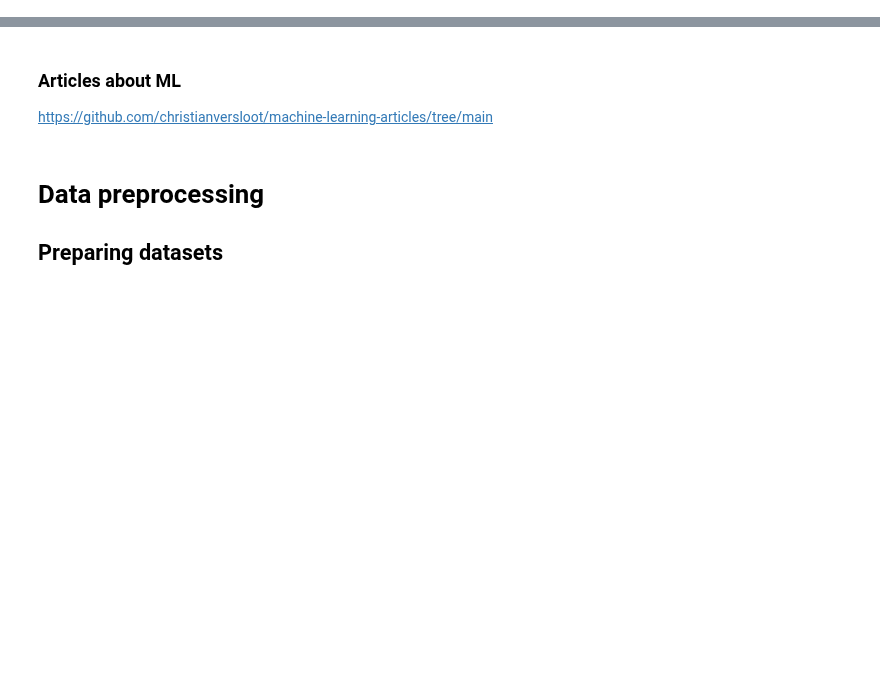
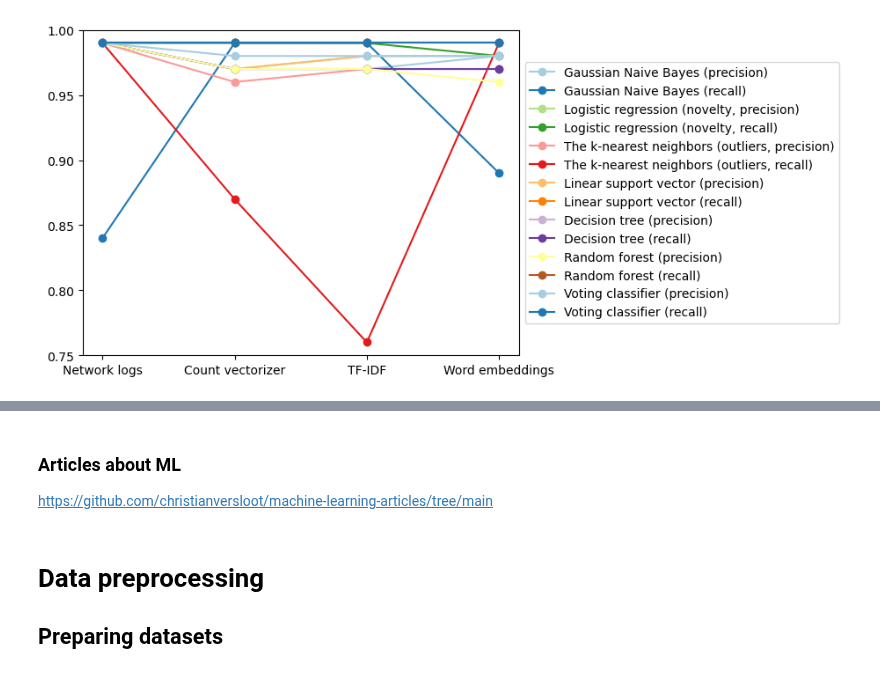
Before and after one commit to phoenixday/ml-algorithms, a Jupyter notebook: spam-ham-emails.ipynb, the cells around one changed output, grey strips where cells are left out. Saved outputs shown, nothing was run; the diff lists cells and outputs as text; code cells hidden in the pictures; blank space fills up the shorter version.

```diff
--- a/spam-ham-emails.ipynb
+++ b/spam-ham-emails.ipynb
@@ -22,0 +101,44 @@ import pandas as pd # data processing, CSV file I/O (e.g. pd.read_csv)
+# %%
+import matplotlib.pyplot as plt
+import seaborn as sns
+import numpy as np
+
+# Data
+species = ("Network logs", "Count vectorizer", "TF-IDF", "Word embeddings")
+penguin_means = {
+    'Gaussian Naive Bayes (precision)': (0.99, 0.97, 0.97, 0.98),
+    'Gaussian Naive Bayes (recall)': (0.84, 0.99, 0.99, 0.89),
+    'Logistic regression (novelty, precision)': (0.99, 0.97, 0.98, 0.98),
+    'Logistic regression (novelty, recall)': (0.99, 0.99, 0.99, 0.98),
+    'The k-nearest neighbors (outliers, precision)': (0.99, 0.96, 0.97, 0.97),
+    'The k-nearest neighbors (outliers, recall)': (0.99, 0.87, 0.76, 0.99),
+    'Linear support vector (precision)': (0.99, 0.97, 0.98, 0.98),
+    'Linear support vector (recall)': (0.99, 0.99, 0.99, 0.99),
+    'Decision tree (precision)': (0.99, 0.97, 0.97, 0.97),
+    'Decision tree (recall)': (0.99, 0.97, 0.97, 0.97),
+    'Random forest (precision)': (0.99, 0.97, 0.97, 0.96),
+    'Random forest (recall)': (0.99, 0.99, 0.99, 0.99),
+    'Voting classifier (precision)': (0.99, 0.98, 0.98, 0.98),
+    'Voting classifier (recall)': (0.99, 0.99, 0.99, 0.99),
+}
+
+x = np.arange(len(species))  # the label locations
+multiplier = 0
+
+# Plot setup
+sns.set_palette("Paired")
+fig, ax = plt.subplots()
+
+# Create a line plot
+for attribute, measurement in penguin_means.items():
+    ax.plot(x, measurement, marker='o', label=attribute)
+
+# Add labels and title
+ax.set_xticks(x)
+ax.set_xticklabels(species)
+ax.set_ylim(0.75, 1)
+ax.legend(loc='center left', bbox_to_anchor=(1, 0.5))
+
+plt.show()
+# %% [output]
+[figure, added]
```
Also changed, not shown: parts of 57 cells of this notebook.
